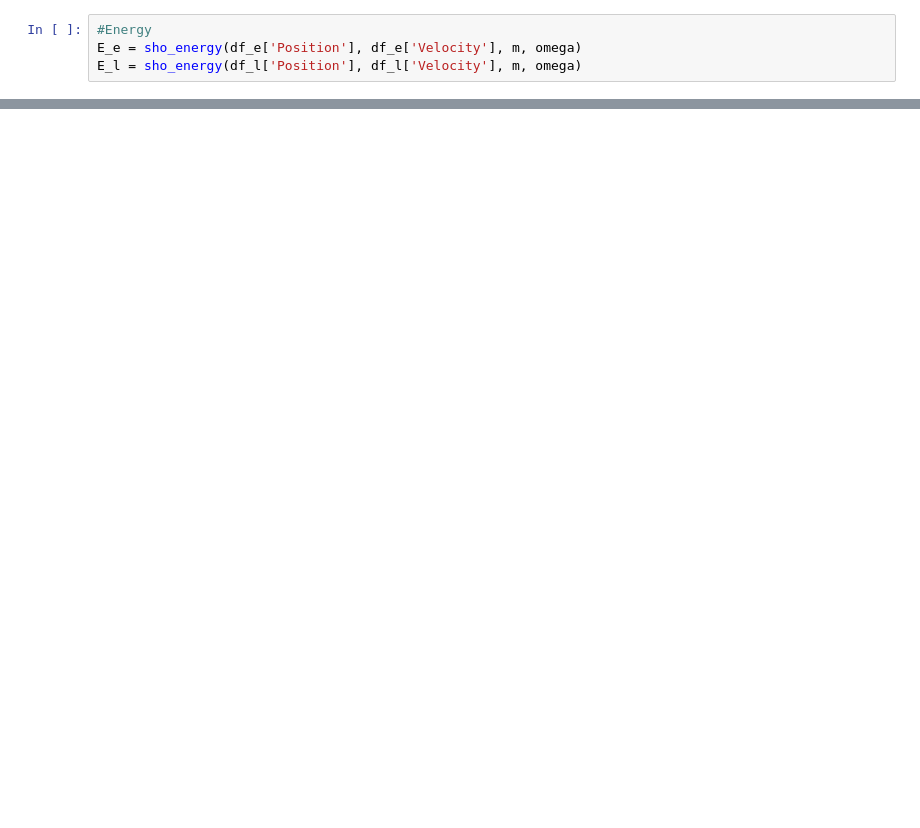
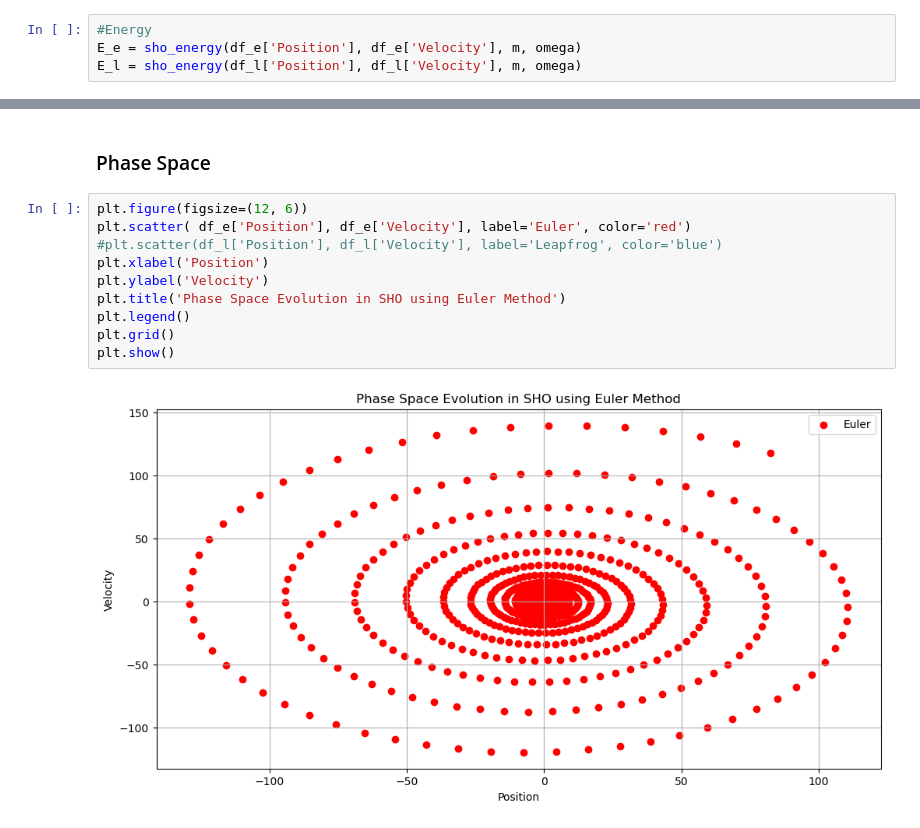
Before and after one commit to isha-m63/Wave_Dark_Matter, a Jupyter notebook: PDE_Numerical_Solutions/Leapfrog_Integrator_SHO.ipynb, the cells around one changed output, grey strips where cells are left out. Cells and saved outputs as stored; diff of their text form; blank space fills up the shorter version.

```diff
--- a/PDE_Numerical_Solutions/Leapfrog_Integrator_SHO.ipynb
+++ b/PDE_Numerical_Solutions/Leapfrog_Integrator_SHO.ipynb
@@ -117,0 +170,14 @@ plt.show()
+# %% [markdown]
+### Phase Space
+# %%
+plt.figure(figsize=(12, 6))
+plt.scatter( df_e['Position'], df_e['Velocity'], label='Euler', color='red')
+#plt.scatter(df_l['Position'], df_l['Velocity'], label='Leapfrog', color='blue')
+plt.xlabel('Position')
+plt.ylabel('Velocity')
+plt.title('Phase Space Evolution in SHO using Euler Method')
+plt.legend()
+plt.grid()
+plt.show()
+# %% [output]
+[figure, added]
```
Also changed, not shown: parts of 11 cells of this notebook.
